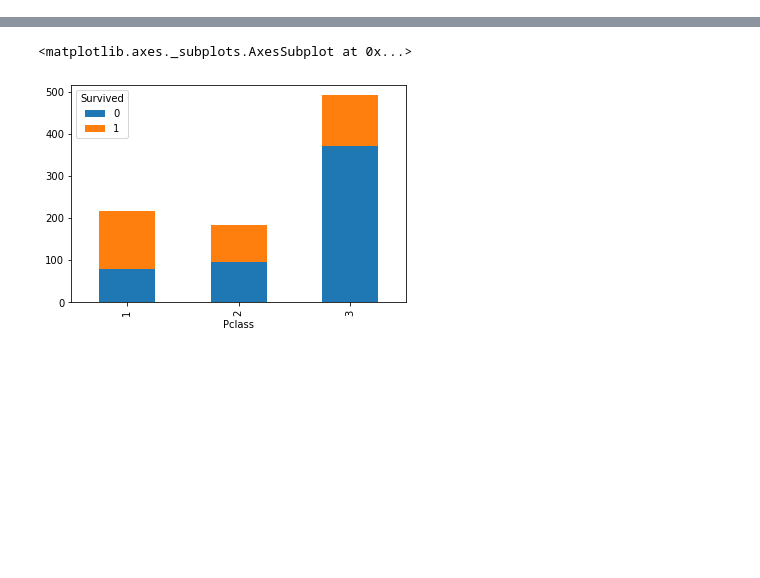
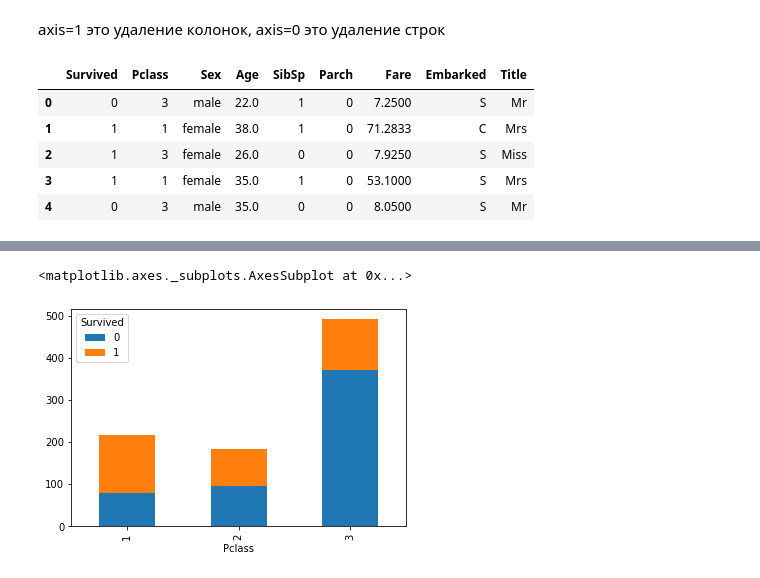
Before and after one commit to earlinn/data_science, a Jupyter notebook: lesson_titanic.ipynb, the cells around one changed output, grey strips where cells are left out. Saved outputs shown, nothing was run; the diff lists cells and outputs as text; code cells hidden in the pictures; blank space fills up the shorter version.

```diff
--- a/lesson_titanic.ipynb
+++ b/lesson_titanic.ipynb
@@ -140,0 +20,14 @@ memory usage: 90.6+ KB
+# %%
+def set_titles(df, mapping):
+    df['Title'] = df['Name'].str.extract('([A-Za-z]+)\.')
+    df.replace({'Title': mapping}, inplace=True)
+    df['Title'].unique()
+    return df
+# %%
+def populate_age(df):
+    age_med = df.groupby('Title')['Age'].median()
+    for title, age in age_med.iteritems():
+        filter_age = df['Age'].isnull()
+        filter_title = df['Title'] == title
+        df.loc[filter_age & filter_title, 'Age'] = age
+    return df
@@ -140,0 +38,17 @@ memory usage: 90.6+ KB
+# %%
+train = populate_embarked(train)
+train = set_titles(train, mapping)
+train = populate_age(train)
+# %% [markdown]
+axis=1 это удаление колонок, axis=0 это удаление строк
+# %%
+train = train.drop(['PassengerId','Name','Ticket','Cabin'], axis=1)
+# %%
+train.head()
+# %% [output]
+|  | Survived | Pclass | Sex | Age | SibSp | Parch | Fare | Embarked | Title |
+| 0 | 0 | 3 | male | 22.0 | 1 | 0 | 7.2500 | S | Mr |
+| 1 | 1 | 1 | female | 38.0 | 1 | 0 | 71.2833 | C | Mrs |
+| 2 | 1 | 3 | female | 26.0 | 0 | 0 | 7.9250 | S | Miss |
+| 3 | 1 | 1 | female | 35.0 | 1 | 0 | 53.1000 | S | Mrs |
+| 4 | 0 | 3 | male | 35.0 | 0 | 0 | 8.0500 | S | Mr |
```
Also changed, not shown: parts of 36 cells of this notebook, 1 other file.
